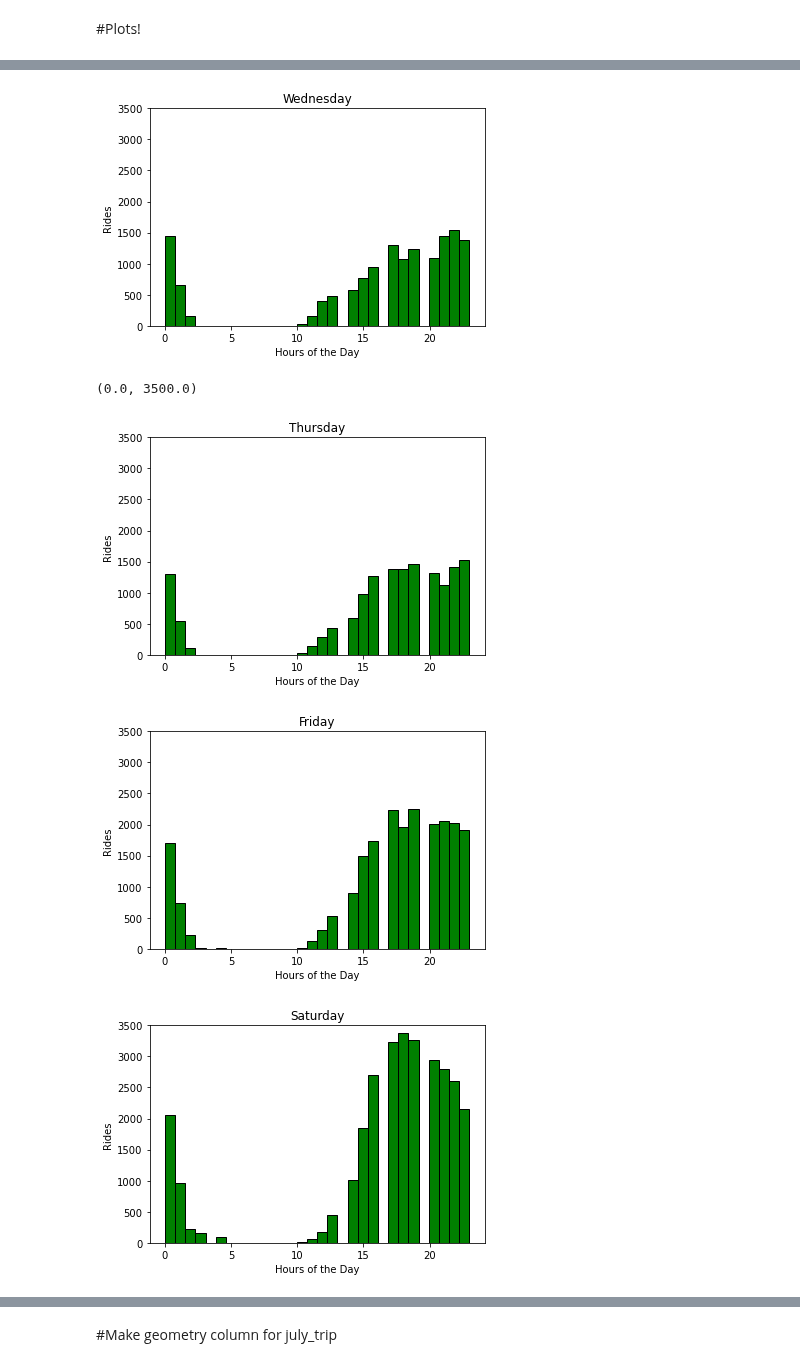
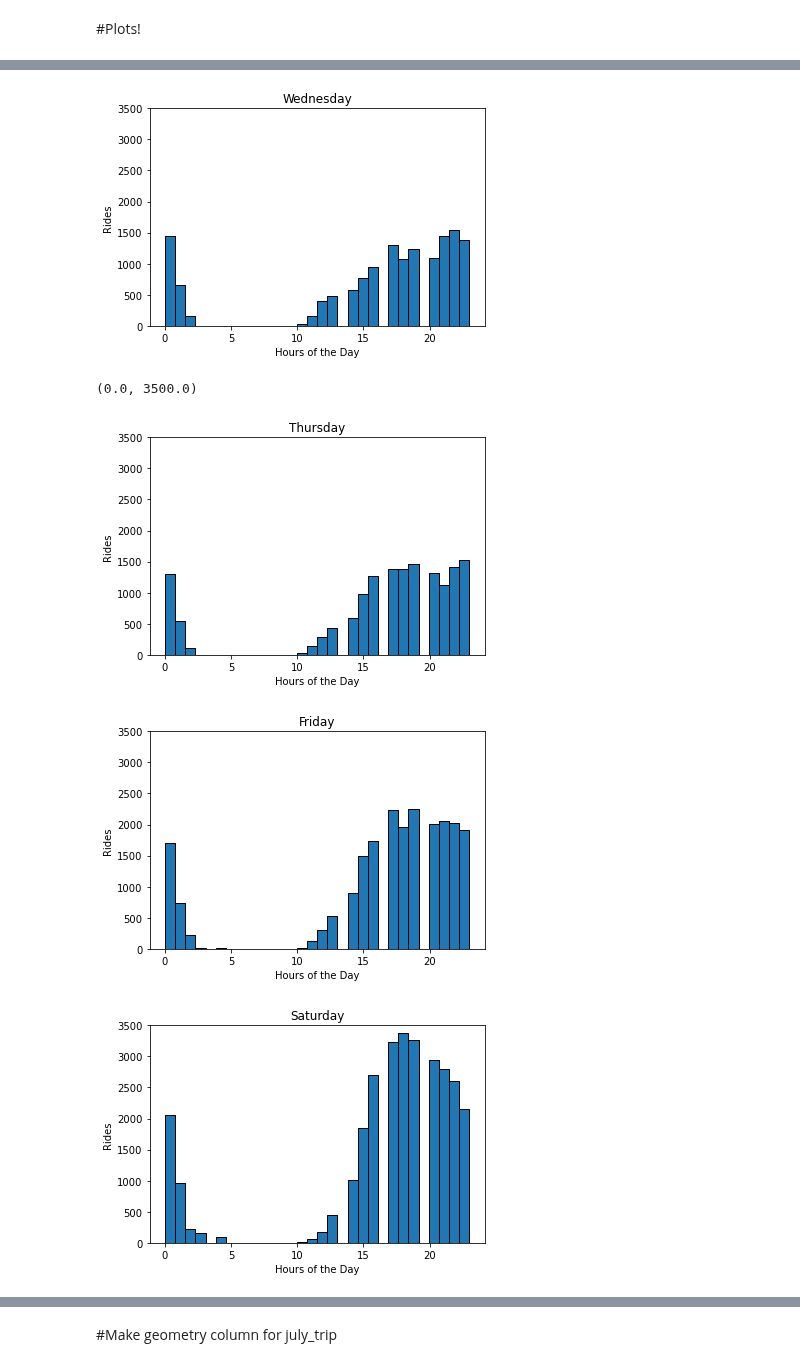
Before and after one commit to Quezadajl/nashville-scooters-project, a Jupyter notebook: notebooks/scooter_trips.ipynb, the cells around one changed output, grey strips where cells are left out. Drawn from its saved outputs; the diff is of its cells as text; code cells hidden in the pictures.

Commit message:
thurs

```diff
--- a/notebooks/scooter_trips.ipynb
+++ b/notebooks/scooter_trips.ipynb
@@ -165,37 +153,37 @@ plt.show()
 # %%
-plt.hist(wed_df.hour, bins = 30, color='green', edgecolor = 'black')
+plt.hist(wed_df.hour, bins = 30, edgecolor = 'black')
 plt.xlabel('Hours of the Day')
 plt.ylabel('Rides')
 plt.title('Wednesday')
 plt.ylim([0, 3500])
 plt.show()
 # %% [output]
-[figure, old version]
+[figure, new version]
 # %%
-plt.hist(thurs_df.hour, bins = 30, color='green', edgecolor = 'black')
+plt.hist(thurs_df.hour, bins = 30, edgecolor = 'black')
 plt.xlabel('Hours of the Day')
 plt.ylabel('Rides')
 plt.title('Thursday')
 plt.ylim([0, 3500])
 # %% [output]
 (0.0, 3500.0)
-[figure, old version]
+[figure, new version]
 # %%
-plt.hist(fri_df.hour, bins = 30, color='green', edgecolor = 'black')
+plt.hist(fri_df.hour, bins = 30, edgecolor = 'black')
 plt.xlabel('Hours of the Day')
 plt.ylabel('Rides')
 plt.title('Friday')
 plt.ylim([0, 3500])
 plt.show()
 # %% [output]
-[figure, old version]
+[figure, new version]
 # %%
-plt.hist(sat_df.hour, bins = 30, color='green', edgecolor = 'black')
+plt.hist(sat_df.hour, bins = 30, edgecolor = 'black')
 plt.xlabel('Hours of the Day')
 plt.ylabel('Rides')
 plt.title('Saturday')
 plt.ylim([0, 3500])
 plt.show()
 # %% [output]
-[figure, old version]
+[figure, new version]
 # %%
```
Also changed, not shown: parts of 10 cells of this notebook, 1 other file.
